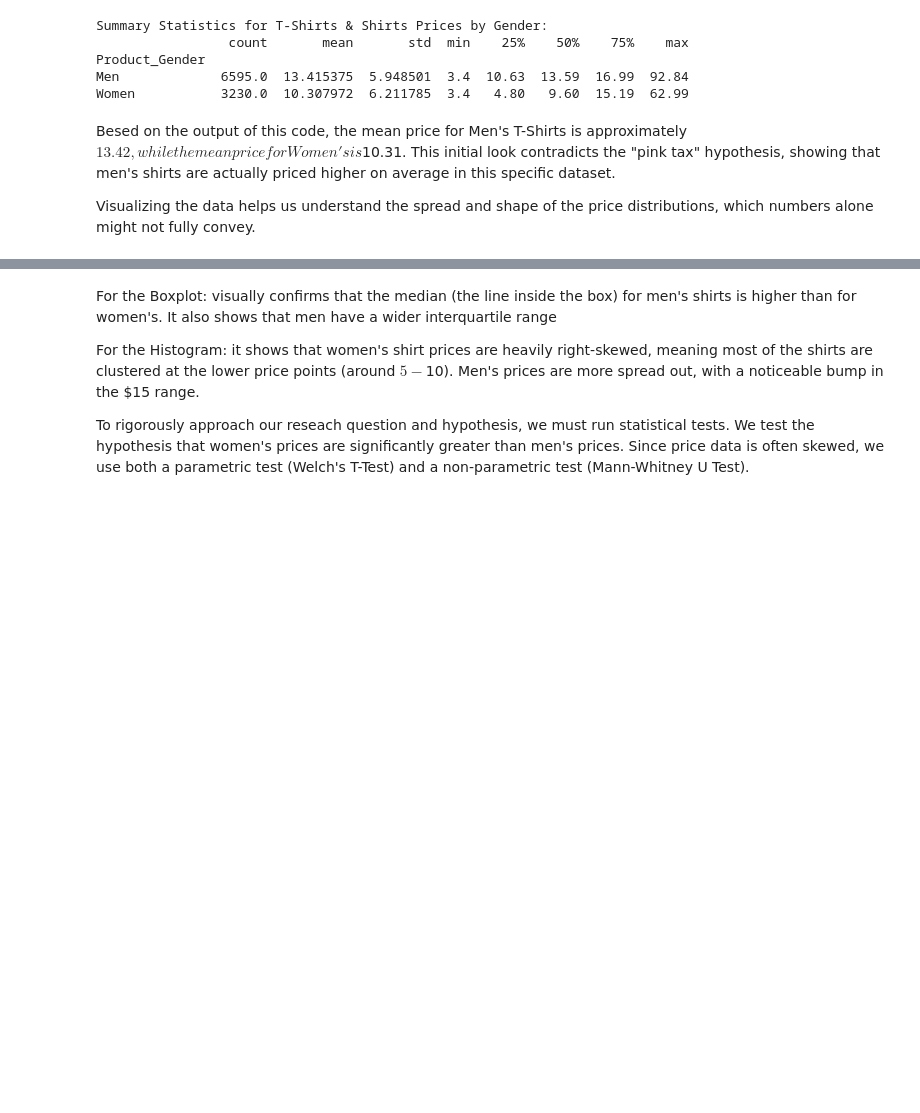
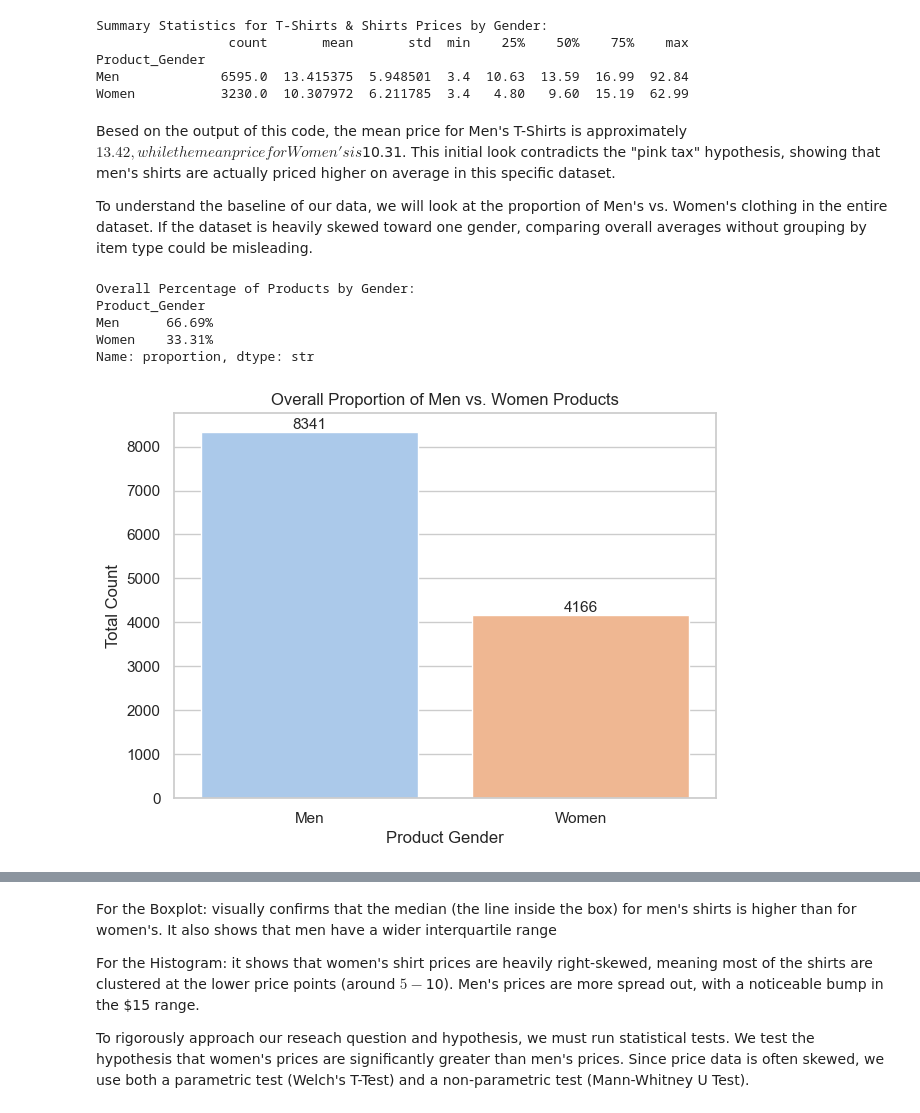
Before and after one commit to COGS108/Group136_WI26, a Jupyter notebook: 02-EDACheckpoint.ipynb, the cells around one changed output, grey strips where cells are left out. Saved outputs shown, nothing was run; the diff lists cells and outputs as text; code cells hidden in the pictures; blank space fills up the shorter version.

```diff
--- a/02-EDACheckpoint.ipynb
+++ b/02-EDACheckpoint.ipynb
@@ -119,4 +119,32 @@ Women           3230.0  10.307972  6.211785  3.4   4.80   9.60  15.19  62.99
 # %% [markdown]
 Besed on the output of this code, the mean price for Men's T-Shirts is approximately $13.42, while the mean price for Women's is $10.31. This initial look contradicts the "pink tax" hypothesis, showing that men's shirts are actually priced higher on average in this specific dataset.
 
-Visualizing the data helps us understand the spread and shape of the price distributions, which numbers alone might not fully convey.
+To understand the baseline of our data, we will look at the proportion of Men's vs. Women's clothing in the entire dataset. If the dataset is heavily skewed toward one gender, comparing overall averages without grouping by item type could be misleading.
+# %%
+# Calculate the exact percentages
+gender_counts = df1['Product_Gender'].value_counts(normalize=True) * 100
+print("Overall Percentage of Products by Gender:")
+print(gender_counts.round(2).astype(str) + '%')
+
+# Visualize the distribution
+plt.figure(figsize=(7, 5))
+ax = sns.countplot(data=df1, x='Product_Gender', hue='Product_Gender', palette='pastel', legend=False)
+
+plt.title('Overall Proportion of Men vs. Women Products')
+plt.xlabel('Product Gender')
+plt.ylabel('Total Count')
+
+# Add exact counts on top of the bars for clarity
+for p in ax.patches:
+    ax.annotate(f'{int(p.get_height())}',
+                (p.get_x() + p.get_width() / 2., p.get_height()),
+                ha='center', va='bottom', fontsize=11)
+
+plt.show()
+# %% [output]
+Overall Percentage of Products by Gender:
+Product_Gender
+Men      66.69%
+Women    33.31%
+Name: proportion, dtype: str
+[figure, added]
```
Also changed, not shown: parts of 6 cells of this notebook.
